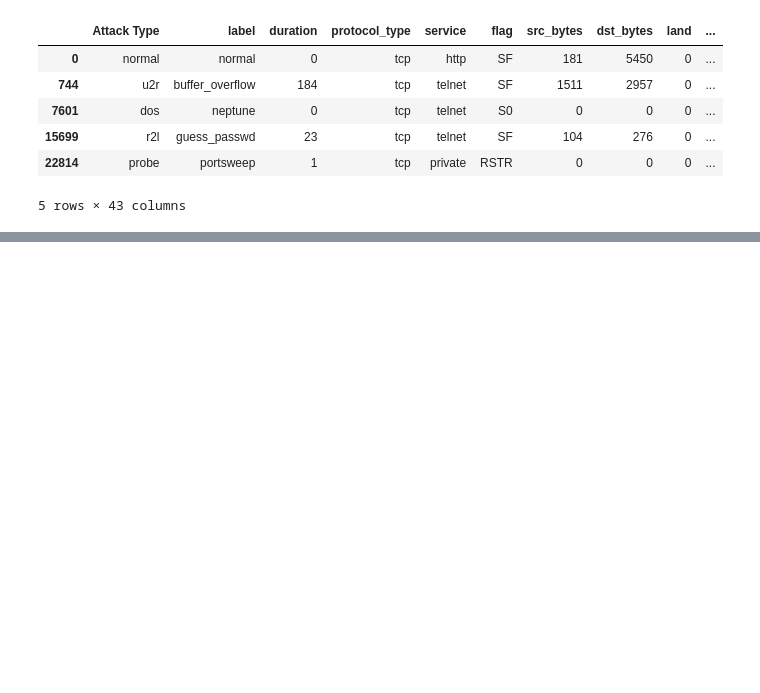
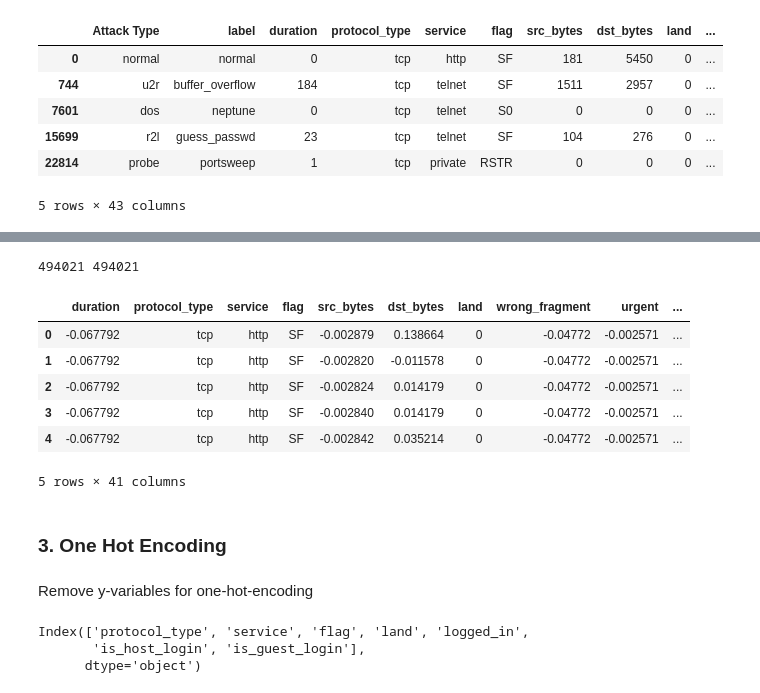
Before and after one commit to heuer-ja/uni23ss_VAE-anomaly-detection, a Jupyter notebook: code/data-analysis/kdd-1999-intrusion-dataset.ipynb, the cells around one changed output, grey strips where cells are left out. Cells and saved outputs as stored; diff of their text form; code cells hidden in the pictures; blank space fills up the shorter version.

```diff
--- a/code/data-analysis/kdd-1999-intrusion-dataset.ipynb
+++ b/code/data-analysis/kdd-1999-intrusion-dataset.ipynb
@@ -204,0 +237,24 @@ df_example
+# %%
+df_no_ylabel = df_standardized.iloc[:, 2::1]
+print(len(df_standardized), len(df_no_ylabel))
+df_no_ylabel.head()
+# %% [output]
+494021 494021
+|  | duration | protocol_type | service | flag | src_bytes | dst_bytes | land | wrong_fragment | urgent | ... |
+| 0 | -0.067792 | tcp | http | SF | -0.002879 | 0.138664 | 0 | -0.04772 | -0.002571 | ... |
+| 1 | -0.067792 | tcp | http | SF | -0.002820 | -0.011578 | 0 | -0.04772 | -0.002571 | ... |
+| 2 | -0.067792 | tcp | http | SF | -0.002824 | 0.014179 | 0 | -0.04772 | -0.002571 | ... |
+| 3 | -0.067792 | tcp | http | SF | -0.002840 | 0.014179 | 0 | -0.04772 | -0.002571 | ... |
+| 4 | -0.067792 | tcp | http | SF | -0.002842 | 0.035214 | 0 | -0.04772 | -0.002571 | ... |
+5 rows × 41 columns
+# %% [markdown]
+### 3. One Hot Encoding
+# %% [markdown]
+Remove y-variables for one-hot-encoding
+# %%
+non_number_cols = df_no_ylabel.select_dtypes(exclude=[float, int]).columns
+non_number_cols
+# %% [output]
+Index(['protocol_type', 'service', 'flag', 'land', 'logged_in',
+       'is_host_login', 'is_guest_login'],
+      dtype='object')
```
Also changed, not shown: parts of 32 cells of this notebook, 2 other files.
